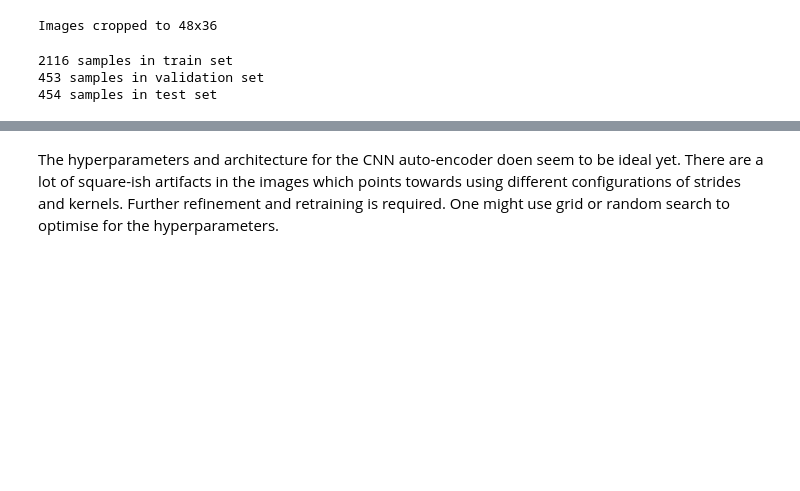
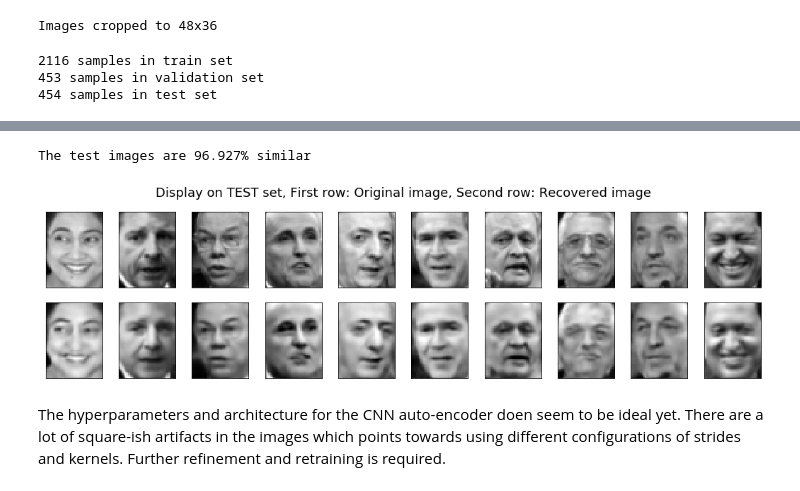
Before and after one commit to deboeser/FeatureReduction, a Jupyter notebook: Feature Reduction Comparison.ipynb, the cells around one changed output, grey strips where cells are left out. Drawn from its saved outputs; the diff is of its cells as text; code cells hidden in the pictures; blank space fills up the shorter version.

```diff
--- a/Feature Reduction Comparison.ipynb
+++ b/Feature Reduction Comparison.ipynb
@@ -502,3 +580,15 @@ plot_faces_compare(X_train_2D, X_predict_train, h2, w2, 0.8, 10,
 [figure]
+# %%
+# Retransformation from normalisation
+X_predict_test = model.predict(X_stand_test_2D) * 255
+
+fae_sim_test = image_similarity(X_predict_test, X_stand_test_2D * 255)
+print("The test images are {:.3f}% similar".format(fae_sim_test*100))
+
+plot_faces_compare(X_stand_test_2D, X_predict_test, h2, w2, 0.8, 10,
+                   suptitle="Display on TEST set, First row: Original image, Second row: Recovered image")
+# %% [output]
+The test images are 96.927% similar
+[figure, added]
 # %% [markdown]
-The hyperparameters and architecture for the CNN auto-encoder doen seem to be ideal yet. There are a lot of square-ish artifacts in the images which points towards using different configurations of strides and kernels. Further refinement and retraining is required. One might use grid or random search to optimise for the hyperparameters.
+The hyperparameters and architecture for the CNN auto-encoder doen seem to be ideal yet. There are a lot of square-ish artifacts in the images which points towards using different configurations of strides and kernels. Further refinement and retraining is required.
```
Also changed, not shown: parts of 10 cells of this notebook.
